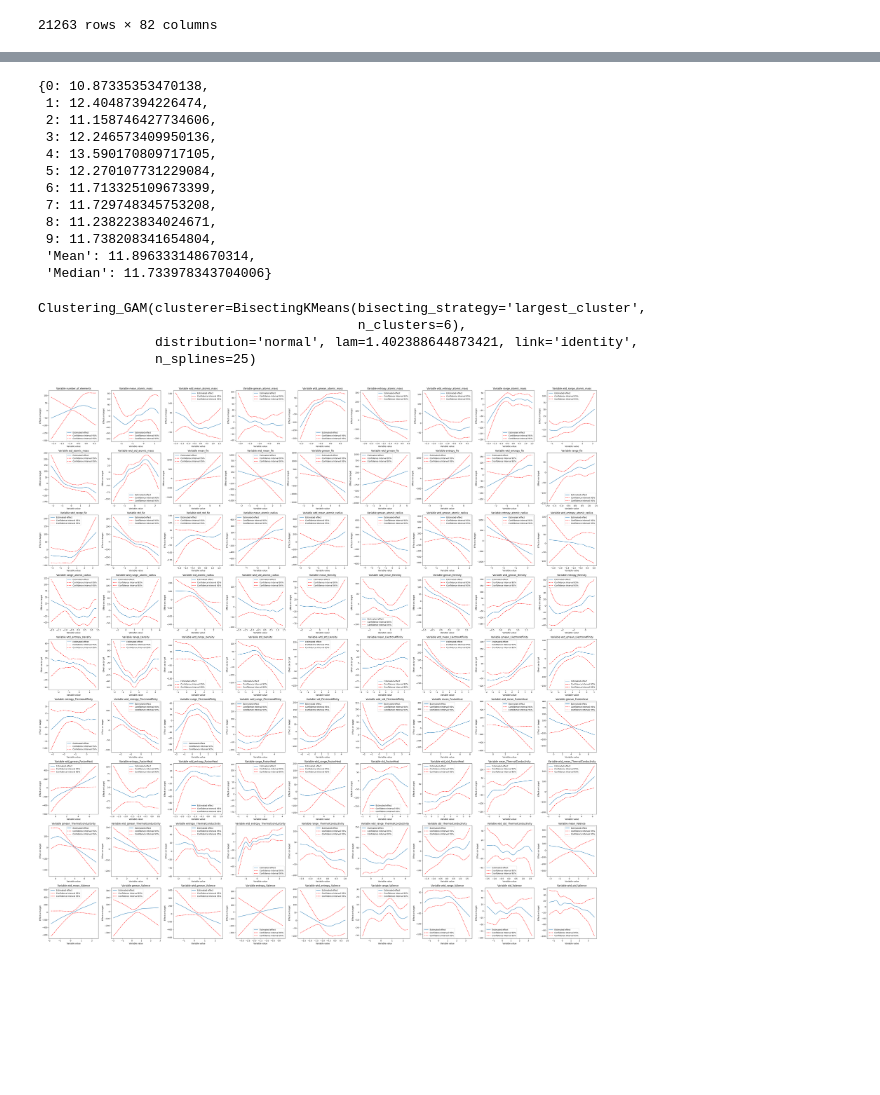
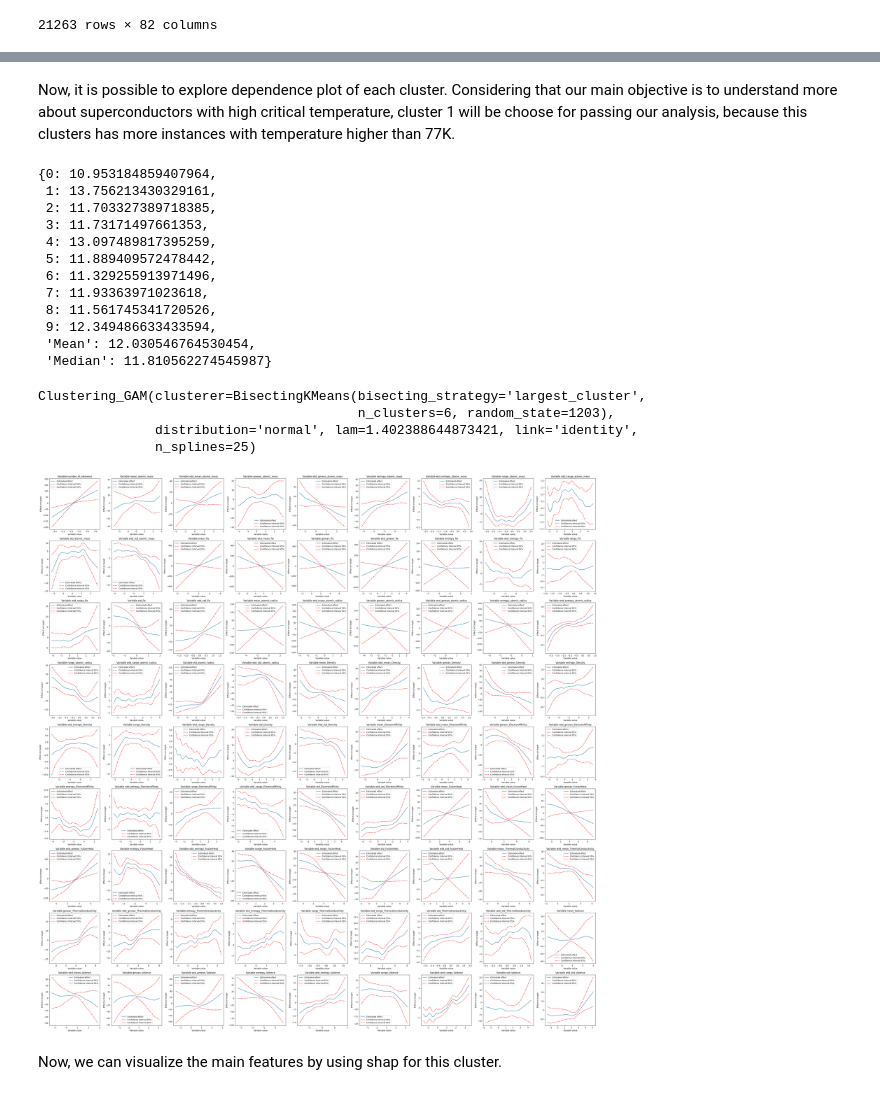
Before and after one commit to CassarGroup/IC---Interpretable-models-for-Tc-prediction, a Jupyter notebook: Other_files/Exploring_interpretability_2.ipynb, the cells around one changed output, grey strips where cells are left out. Saved outputs shown, nothing was run; the diff lists cells and outputs as text; code cells hidden in the pictures; blank space fills up the shorter version.

```diff
--- a/Other_files/Exploring_interpretability_2.ipynb
+++ b/Other_files/Exploring_interpretability_2.ipynb
@@ -75,7 +79,8 @@ y_test = np.clip(y_test, 1e-6, None)
 y_train = np.clip(y_train, 1e-6, None)
 # %%
 bkmeans_gam = BisectingKMeans(n_clusters=6,
-                            bisecting_strategy="largest_cluster")
+                            bisecting_strategy="largest_cluster",
+                            random_state=1203)
 # %%
 cluster_labels = bkmeans_gam.fit_predict(X_train)
 
@@ -116,3 +121,5 @@ plt.show()
+# %% [markdown]
+Now, it is possible to explore dependence plot of each cluster. Considering that our main objective is to understand more about superconductors with high critical temperature, cluster 1 will be choose for passing our analysis, because this clusters has more instances with temperature higher than 77K.
 # %%
 import sys
 sys.path.append("../Main_Scripts")
@@ -123,26 +130,28 @@ clustering_gam = Clustering_GAM(bkmeans_gam, "normal", "identity", 25, 1.4023886
 cv_gam_results = cross_validation(X_train, y_train, X_test, bkmeans_gam, "normal", "identity", 1.402388644873421, 25, n_splits=10)
 cv_gam_results
 # %% [output]
-{0: 10.87335353470138,
- 1: 12.40487394226474,
- 2: 11.158746427734606,
- 3: 12.246573409950136,
- 4: 13.590170809717105,
- 5: 12.270107731229084,
- 6: 11.713325109673399,
- 7: 11.729748345753208,
- 8: 11.238223834024671,
- 9: 11.738208341654804,
- 'Mean': 11.896333148670314,
- 'Median': 11.733978343704006}
+{0: 10.953184859407964,
+ 1: 13.756213430329161,
+ 2: 11.703327389718385,
+ 3: 11.73171497661353,
+ 4: 13.097489817395259,
+ 5: 11.889409572478442,
+ 6: 11.329255913971496,
+ 7: 11.93363971023618,
+ 8: 11.561745341720526,
+ 9: 12.349486633433594,
+ 'Mean': 12.030546764530454,
+ 'Median': 11.810562274545987}
 # %%
 clustering_gam.fit(X_train, y_train, X_test)
 # %% [output]
 Clustering_GAM(clusterer=BisectingKMeans(bisecting_strategy='largest_cluster',
-                                         n_clusters=6),
+                                         n_clusters=6, random_state=1203),
                distribution='normal', lam=1.402388644873421, link='identity',
                n_splines=25)
 # %%
-clustering_gam.partial_dependence_plot(cluster=5)
+clustering_gam.partial_dependence_plot(cluster=1)
 # %% [output]
-[figure, old version]
+[figure, new version]
+# %% [markdown]
+Now, we can visualize the main features by using shap for this cluster.
```
Also changed, not shown: parts of 4 cells of this notebook, 1 other file.
